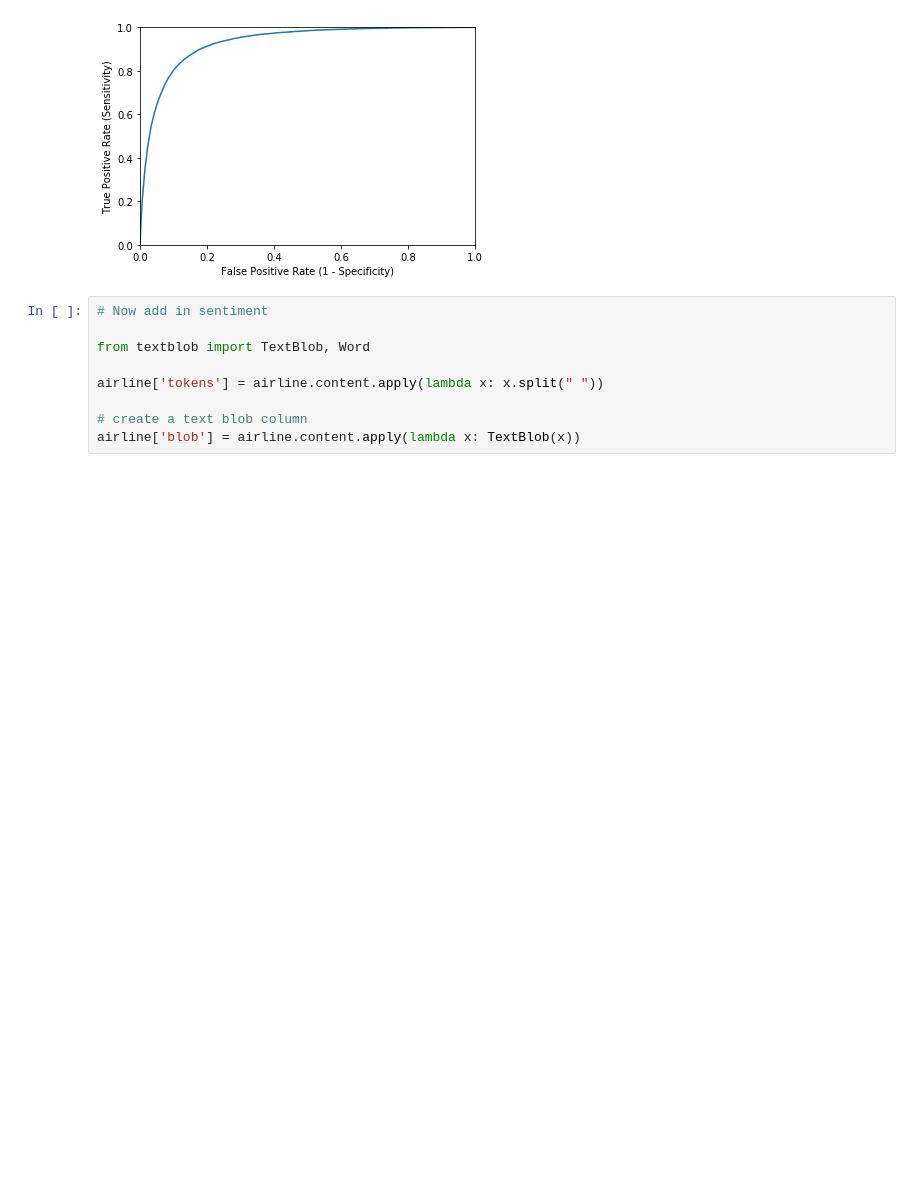
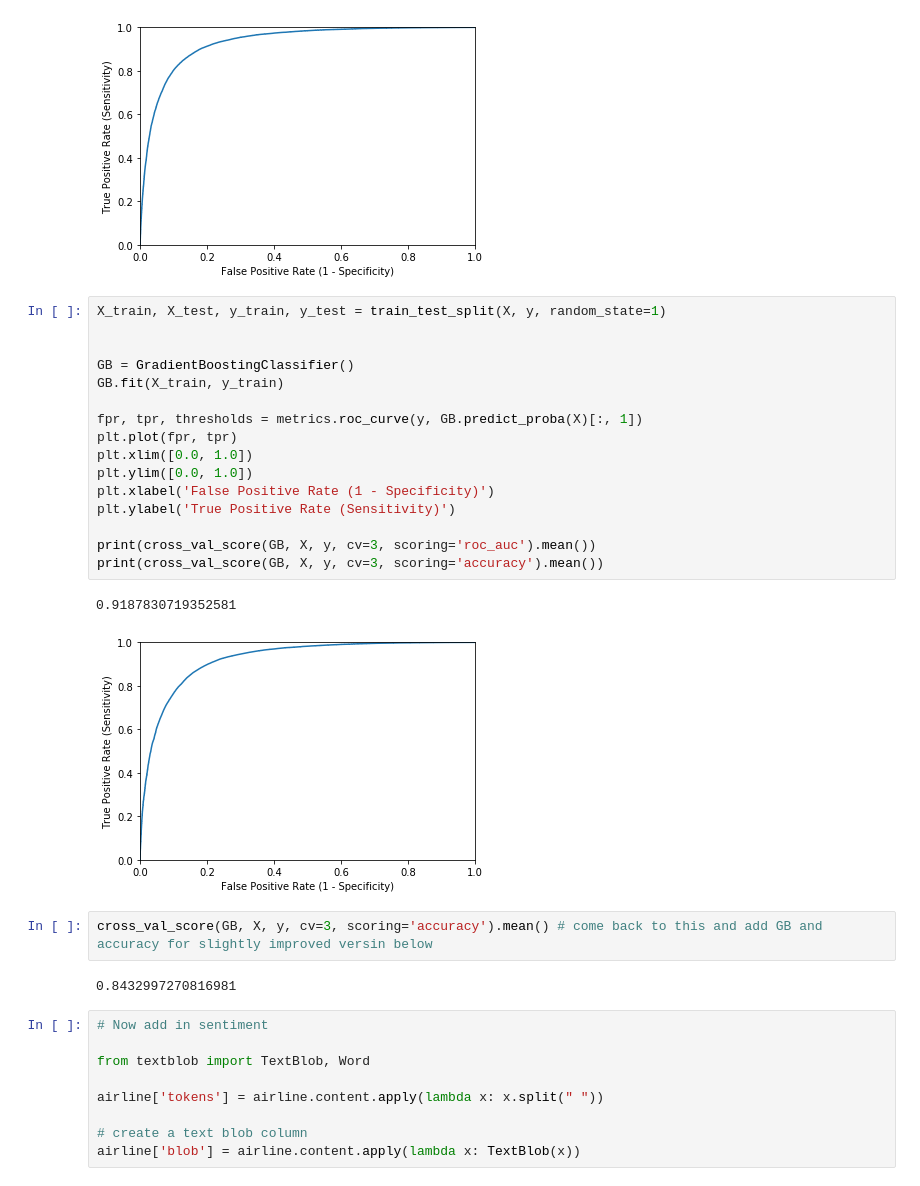
Before and after one commit to roden026/capstone, a Jupyter notebook: code/Sentiment_and_modeling.ipynb, the cells around one changed output. Cells and saved outputs as stored; diff of their text form; blank space fills up the shorter version.

```diff
--- a/code/Sentiment_and_modeling.ipynb
+++ b/code/Sentiment_and_modeling.ipynb
@@ -150,6 +155,29 @@ plt.ylabel('True Positive Rate (Sensitivity)')
 # %% [output]
 Text(0,0.5,'True Positive Rate (Sensitivity)')
 [figure]
+# %%
+X_train, X_test, y_train, y_test = train_test_split(X, y, random_state=1)
+
+
+GB = GradientBoostingClassifier()
+GB.fit(X_train, y_train)
+
+fpr, tpr, thresholds = metrics.roc_curve(y, GB.predict_proba(X)[:, 1])
+plt.plot(fpr, tpr)
+plt.xlim([0.0, 1.0])
+plt.ylim([0.0, 1.0])
+plt.xlabel('False Positive Rate (1 - Specificity)')
+plt.ylabel('True Positive Rate (Sensitivity)')
+
+print(cross_val_score(GB, X, y, cv=3, scoring='roc_auc').mean())
+print(cross_val_score(GB, X, y, cv=3, scoring='accuracy').mean())
+# %% [output]
+0.9187830719352581
+[figure, added]
+# %%
+cross_val_score(GB, X, y, cv=3, scoring='accuracy').mean() # come back to this and add GB and accuracy for slightly improved versin below
+# %% [output]
+0.8432997270816981
 # %%
 # Now add in sentiment
 
```
Also changed, not shown: parts of 8 cells of this notebook, 57 other files.
